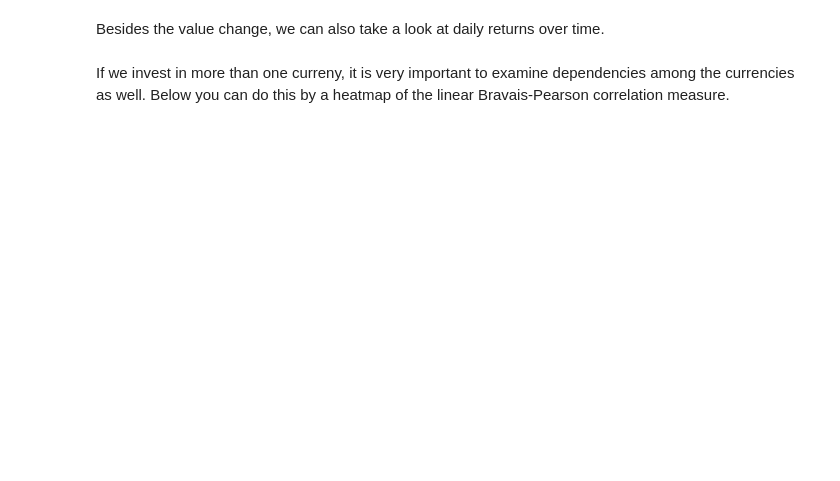
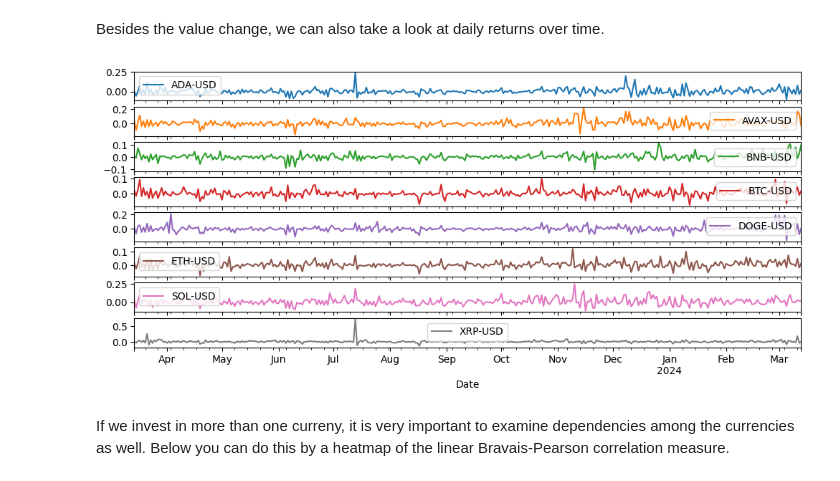
Before and after one commit to RalfKellner/digital_reporting_demo, a Jupyter notebook: example_notebook.ipynb, the cells around one changed output. Drawn from its saved outputs; the diff is of its cells as text; code cells hidden in the pictures; blank space fills up the shorter version.

```diff
--- a/example_notebook.ipynb
+++ b/example_notebook.ipynb
@@ -116,2 +102,9 @@ fig.show()
+# %%
+import matplotlib.pylab as plt
+
+discrete_returns.plot(subplots = True, figsize = (12, 5))
+plt.show()
+# %% [output]
+[figure, added]
 # %% [markdown]
 If we invest in more than one curreny, it is very important to examine dependencies among the currencies as well. Below you can do this by a heatmap of the linear Bravais-Pearson correlation measure.
```
Also changed, not shown: parts of 8 cells of this notebook.
